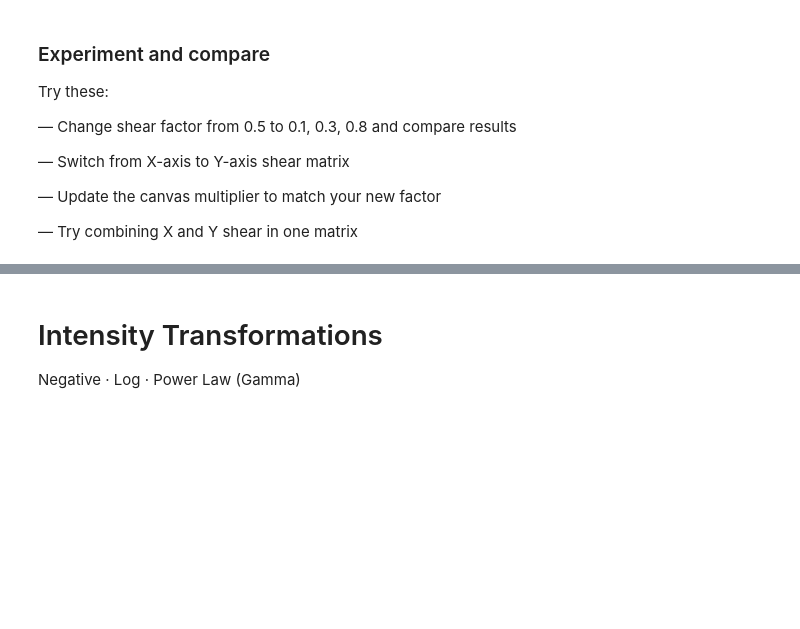
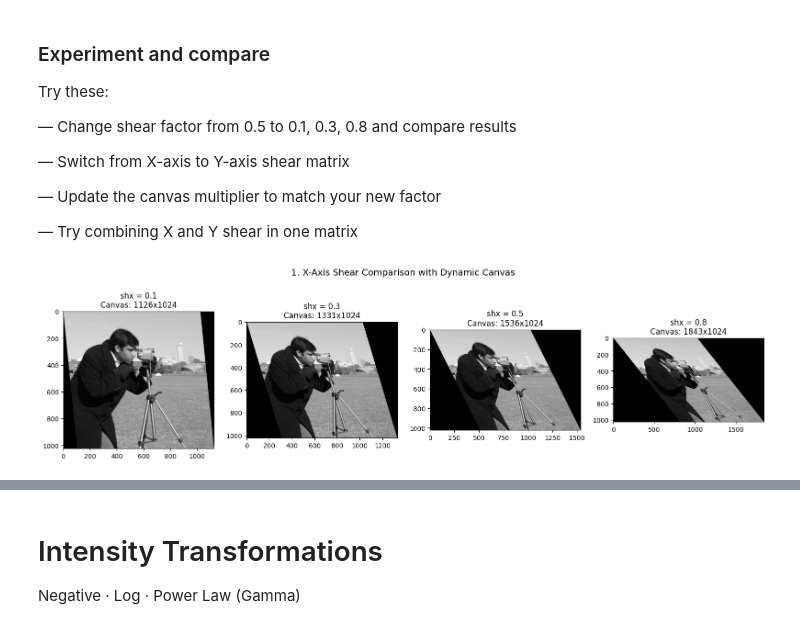
Before and after one commit to Joudxjx/ARTI403-CodeLab, a Jupyter notebook: LAB3/Lab3_Image_Mnupilations.ipynb, the cells around one changed output, grey strips where cells are left out. Saved outputs shown, nothing was run; the diff lists cells and outputs as text; code cells hidden in the pictures; blank space fills up the shorter version.

```diff
--- a/LAB3/Lab3_Image_Mnupilations.ipynb
+++ b/LAB3/Lab3_Image_Mnupilations.ipynb
@@ -30,10 +71,16 @@ Rotate the image by 120 degrees, expanding the canvas to fit the full rotated im
 # %%
 # ── 2. Rotate 120 degrees ──────────────────────────
 # Save the scaled image and print the sizes (The new image name should be "task1_2_rotated.jpg")
+img = Image.open('task1_1_scaled.jpg')
+rotated_img = img.rotate(120, expand=True)
+rotated_img.save('task1_2_rotated.jpg')
+rotated_img.show()
 # %% [markdown]
 ### 3. Shear
 # %%
 # -- c. Get the image dimensions ────────────────────
+image = Image.open('task1_1_scaled.jpg')
+width, height = image.size
 # %%
 # -- d. define the shear matrix ──────────────────────────
 # Choose X-axis or Y-axis shear. The shear factor controls how much the image slants — start with 0.5 then experiment.
@@ -55,3 +112,77 @@ Try these:
 — Update the canvas multiplier to match your new factor
 
 — Try combining X and Y shear in one matrix
+# %%
+img_np = np.array(img)
+h, w = img_np.shape[:2]
+
+def apply_shear(image, shx=0.0, shy=0.0):
+    """
+    Applies horizontal (shx) and vertical (shy) shearing while dynamically
+    adjusting the output canvas size to prevent clipping.
+    """
+    h_orig, w_orig = image.shape[:2]
+
+    new_w = int(round(w_orig + abs(shx) * h_orig))
+    new_h = int(round(h_orig + abs(shy) * w_orig))
+
+    tx = abs(shx) * h_orig if shx < 0 else 0
+    ty = abs(shy) * w_orig if shy < 0 else 0
+
+    # 2x3 Affine Shear Matrix
+    M = np.float32([
+        [1,   shx, tx],
+        [shy, 1,   ty]
+    ])
+
+    sheared = cv2.warpAffine(
+        image,
+        M,
+        (new_w, new_h),
+        flags=cv2.INTER_LINEAR,
+        borderMode=cv2.BORDER_CONSTANT,
+        borderValue=(0, 0, 0)
+    )
+    return sheared, new_w, new_h
+# Experiment 1: Varying X-Shear Factors (0.1, 0.3, 0.5, 0.8)
+factors = [0.1, 0.3, 0.5, 0.8]
+fig, axes = plt.subplots(1, 4, figsize=(16, 4))
+
+for ax, shx in zip(axes, factors):
+    sheared_img, nw, nh = apply_shear(img_np, shx=shx, shy=0.0)
+
+    cmap = 'gray' if sheared_img.ndim == 2 else None
+    ax.imshow(sheared_img, cmap=cmap)
+    ax.set_title(f"shx = {shx}\nCanvas: {nw}x{nh}")
+    ax.axis('on')
+
+plt.suptitle("1. X-Axis Shear Comparison with Dynamic Canvas", fontsize=14, y=1.05)
+plt.tight_layout()
+plt.show()
+
+# Experiments 2, 3 & 4: Y-Axis Shear vs Combined X+Y Shear
+img_y_shear, wy, hy = apply_shear(img_np, shx=0.0, shy=0.5)
+img_xy_shear, wxy, hxy = apply_shear(img_np, shx=0.3, shy=0.3)
+
+fig, axes = plt.subplots(1, 3, figsize=(15, 5))
+
+# Original
+axes[0].imshow(img_np, cmap='gray' if img_np.ndim == 2 else None)
+axes[0].set_title(f"Original\n({w}x{h})")
+axes[0].axis('on')
+
+# Y-Axis Shear
+axes[1].imshow(img_y_shear, cmap='gray' if img_y_shear.ndim == 2 else None)
+axes[1].set_title(f"Y-Axis Shear (shy = 0.5)\nCanvas: {wy}x{hy}")
+axes[1].axis('on')
+
+# Combined X & Y Shear
+axes[2].imshow(img_xy_shear, cmap='gray' if img_xy_shear.ndim == 2 else None)
+axes[2].set_title(f"Combined X+Y Shear (shx=0.3, shy=0.3)\nCanvas: {wxy}x{hxy}")
+axes[2].axis('on')
+
+plt.suptitle("2 & 3. Y-Axis Shear and Combined Dual-Axis Shear", fontsize=14, y=1.02)
+plt.tight_layout()
+plt.show()
+# %% [output]
+[figure, added]
```
Also changed, not shown: parts of 16 cells of this notebook, 3 other files.
